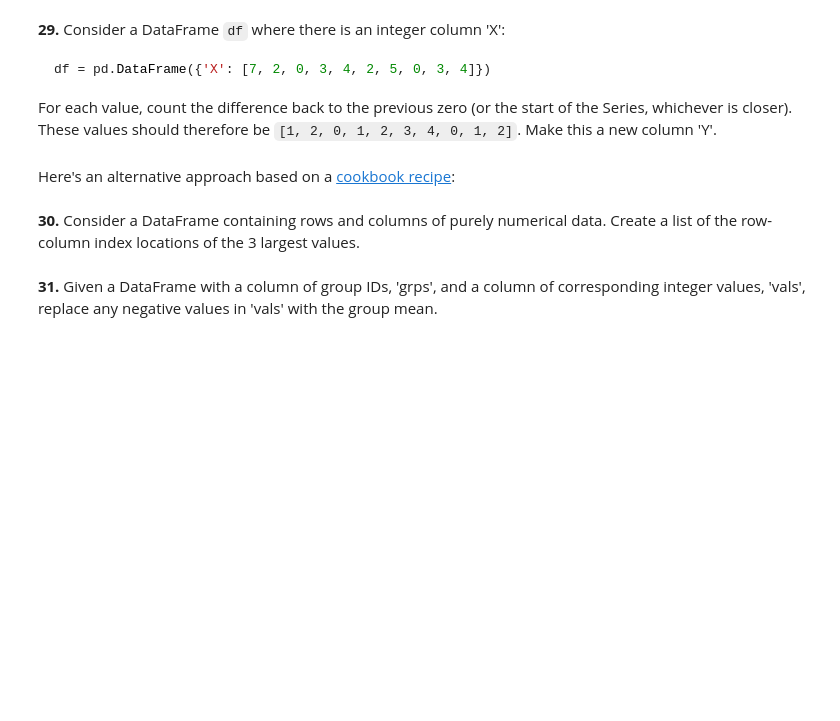
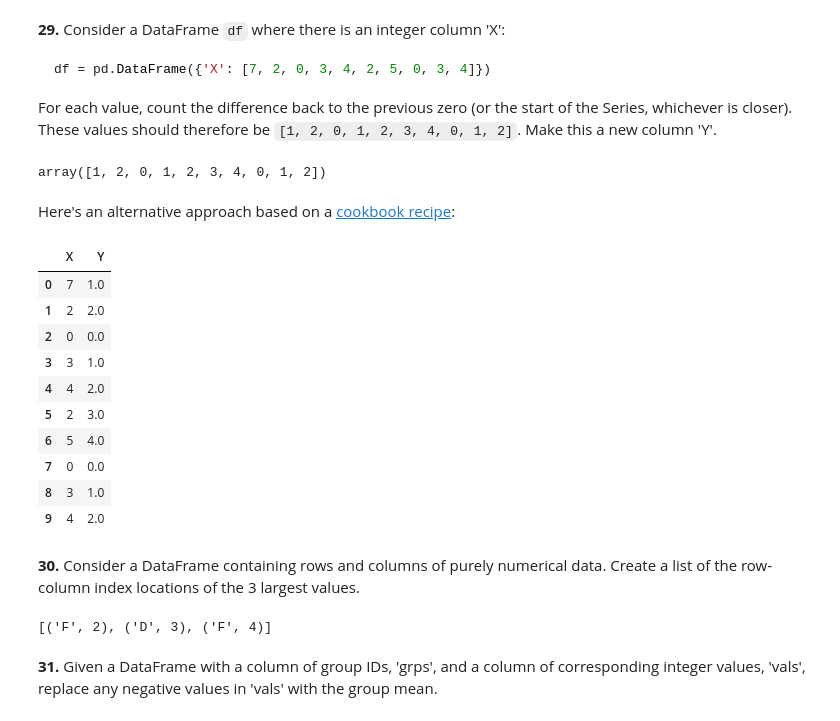
Before and after one commit to apedrolam/pythonCourse, a Jupyter notebook: 100-pandas-puzzles.ipynb, the cells around one changed output. Saved outputs shown, nothing was run; the diff lists cells and outputs as text; code cells hidden in the pictures; blank space fills up the shorter version.

````diff
--- a/100-pandas-puzzles.ipynb
+++ b/100-pandas-puzzles.ipynb
@@ -400,10 +443,42 @@ Difficulty: *hard*
 df = pd.DataFrame({'X': [7, 2, 0, 3, 4, 2, 5, 0, 3, 4]})
 ```
 For each value, count the difference back to the previous zero (or the start of the Series, whichever is closer). These values should therefore be `[1, 2, 0, 1, 2, 3, 4, 0, 1, 2]`. Make this a new column 'Y'.
+# %%
+df = pd.DataFrame({'X': [7, 2, 0, 3, 4, 2, 5, 0, 3, 4]})
+df
+idx0 = np.r_[-1, (df['X'] == 0).to_numpy().nonzero()[0]]
+idx = np.arange(len(df))
+df = idx - idx0[np.searchsorted(idx0 - 1, idx) - 1]
+df
+# %% [output]
+array([1, 2, 0, 1, 2, 3, 4, 0, 1, 2])
 # %% [markdown]
 Here's an alternative approach based on a [cookbook recipe](http://pandas.pydata.org/pandas-docs/stable/cookbook.html#grouping):
+# %%
+df = pd.DataFrame({'X': [7, 2, 0, 3, 4, 2, 5, 0, 3, 4]})
+x = (df['X'] != 0).cumsum()
+y = x != x.shift()
+df['Y'] = y.groupby((y != y.shift()).cumsum()).cumsum()
+df
+# %% [output]
+|  | X | Y |
+| 0 | 7 | 1.0 |
+| 1 | 2 | 2.0 |
+| 2 | 0 | 0.0 |
+| 3 | 3 | 1.0 |
+| 4 | 4 | 2.0 |
+| 5 | 2 | 3.0 |
+| 6 | 5 | 4.0 |
+| 7 | 0 | 0.0 |
+| 8 | 3 | 1.0 |
+| 9 | 4 | 2.0 |
 # %% [markdown]
 **30.** Consider a DataFrame containing rows and columns of purely numerical data. Create a list of the row-column index locations of the 3 largest values.
+# %%
+df = pd.DataFrame(np.random.randint(30, size=(5, 6)), columns=list('ABCDEF'))
+df.unstack().sort_values()[-3:].index.tolist()
+# %% [output]
+[('F', 2), ('D', 3), ('F', 4)]
 # %% [markdown]
 **31.** Given a DataFrame with a column of group IDs, 'grps', and a column of corresponding integer values, 'vals', replace any negative values in 'vals' with the group mean.
 # %% [markdown]
````
Also changed, not shown: parts of 5 cells of this notebook.
